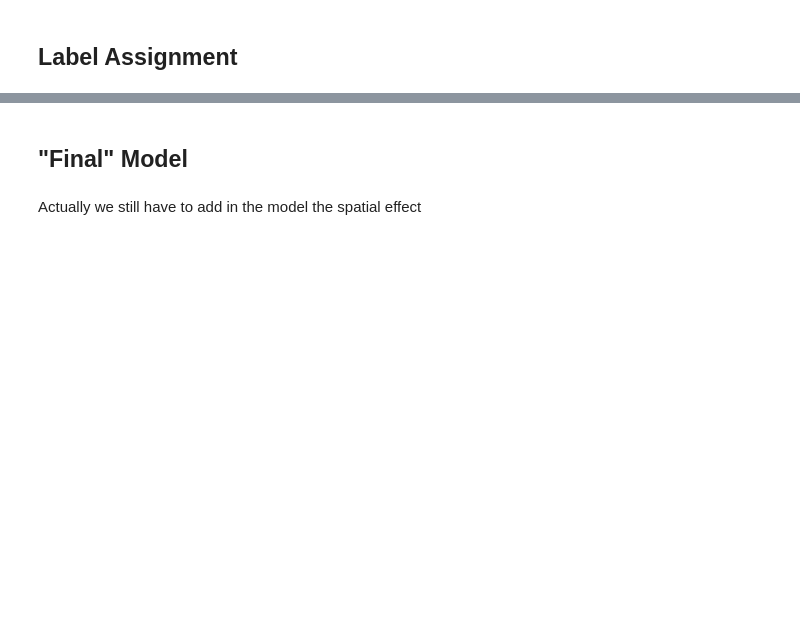
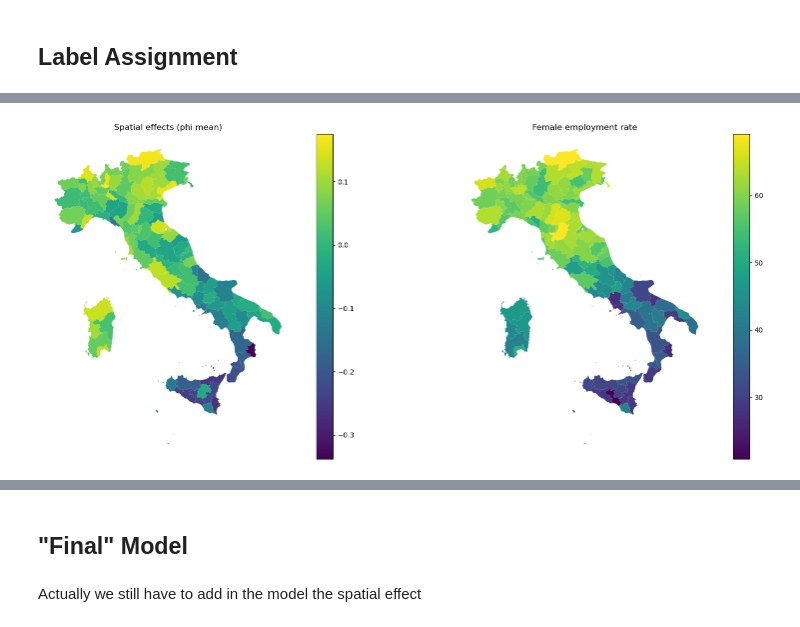
Before and after one commit to leonardotisato/Bayesian-Statistics-Project, a Jupyter notebook: sandbox/mixture_model/normal_mixture.ipynb, the cells around one changed output, grey strips where cells are left out. Saved outputs shown, nothing was run; the diff lists cells and outputs as text; code cells hidden in the pictures; blank space fills up the shorter version.

```diff
--- a/sandbox/mixture_model/normal_mixture.ipynb
+++ b/sandbox/mixture_model/normal_mixture.ipynb
@@ -127,0 +285,22 @@ fit = mix_stan.sample(
+# %%
+import geopandas as gpd
+
+# gdf: GeoDataFrame with one row per observation/region
+# must have a geometry column of polygons/multipolygons
+gdf = gpd.read_file("../data/updated_data.geojson")
+gdf["phi_mean"] = phi_mean
+
+fig, (ax1, ax2) = plt.subplots(1, 2, figsize=(18, 7))
+
+gdf.plot(column="phi_mean", categorical=False, legend=True, ax=ax1)
+ax1.set_title("Spatial effects (phi mean)")
+ax1.set_axis_off()
+
+gdf.plot(column="fem_empl_rate", categorical=False, legend=True, ax=ax2)
+ax2.set_title("Female employment rate")
+ax2.set_axis_off()
+
+plt.tight_layout()
+plt.show()
+# %% [output]
+[figure, added]
```
Also changed, not shown: parts of 22 cells of this notebook, 7 other files.
